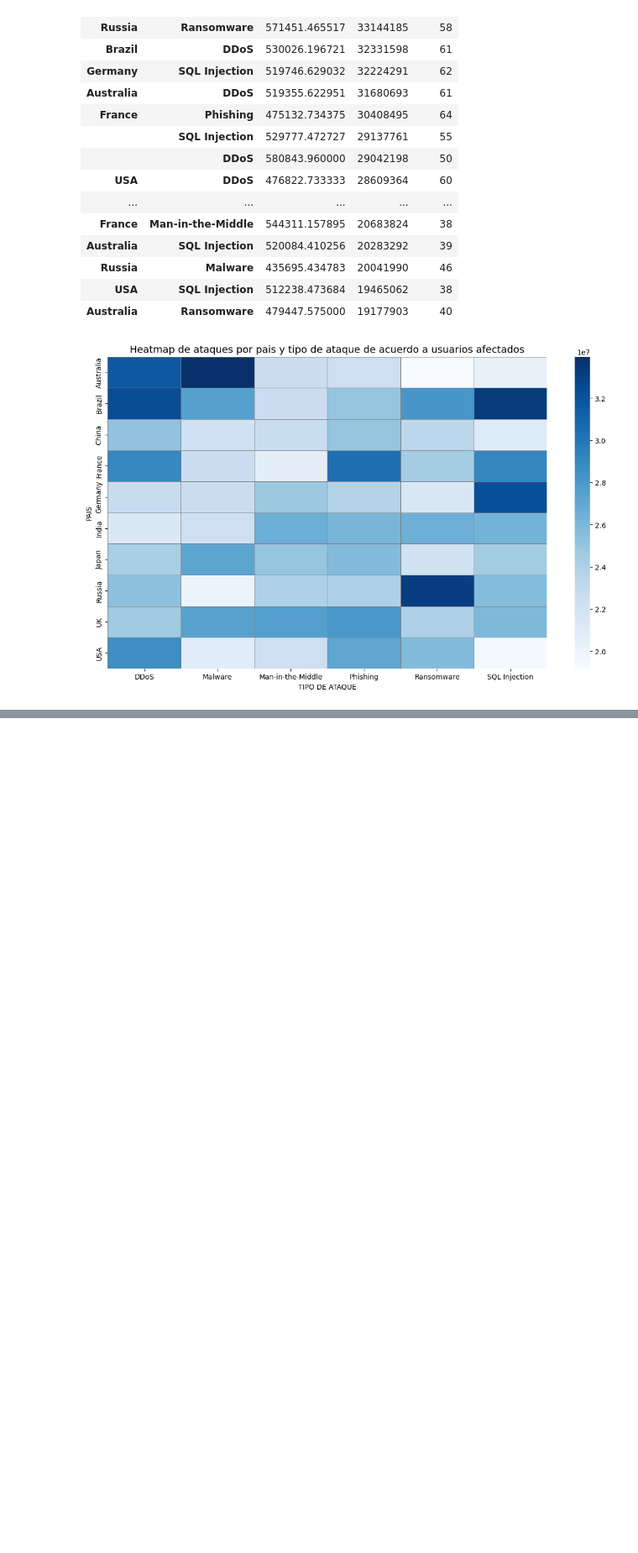
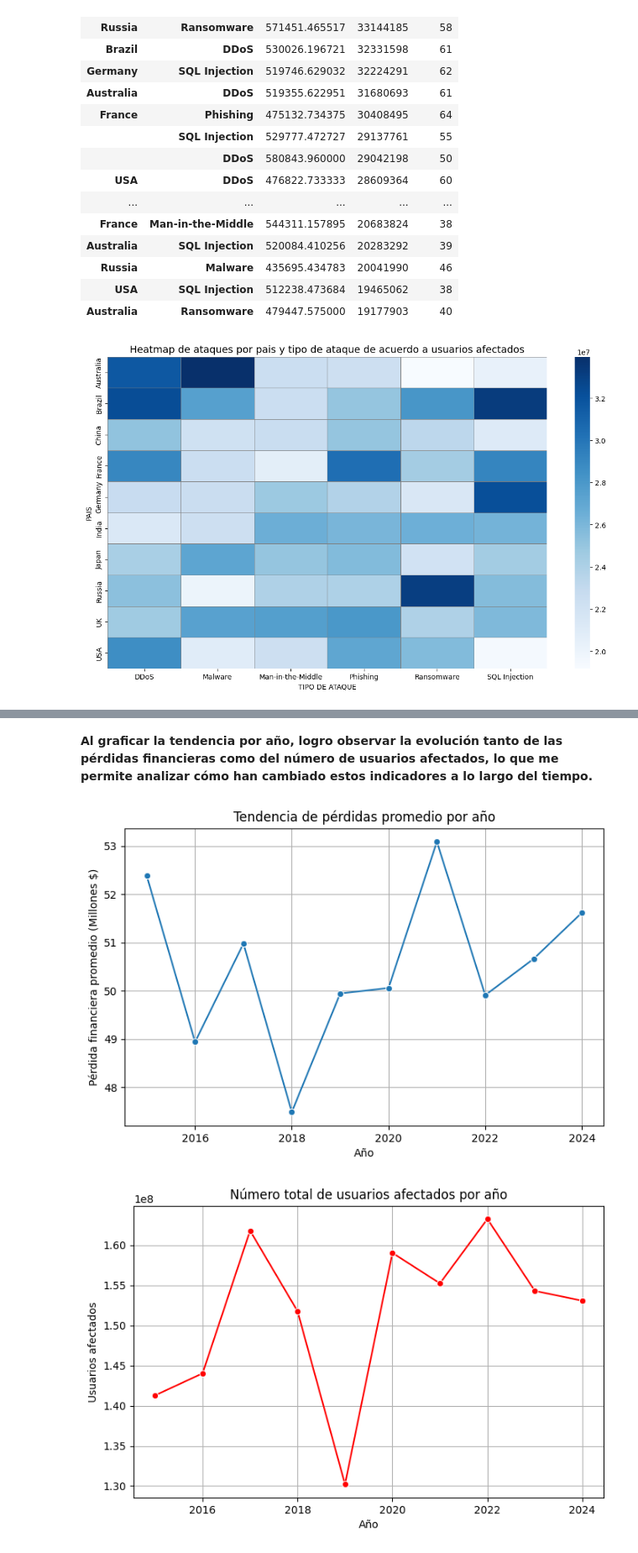
Before and after one commit to Bryan810/Grupo_9_tarea_3, a Jupyter notebook: sample.ipynb, the cells around one changed output, grey strips where cells are left out. Shown at 84% size. Cells and saved outputs as stored; diff of their text form; code cells hidden in the pictures; blank space fills up the shorter version.

```diff
--- a/sample.ipynb
+++ b/sample.ipynb
@@ -171,0 +166,28 @@ True
+# %% [markdown]
+**Al graficar la tendencia por año, logro observar la evolución tanto de las pérdidas financieras como del número de usuarios afectados, lo que me permite analizar cómo han cambiado estos indicadores a lo largo del tiempo.**
+# %%
+if "Year" in df.columns:
+    # Promedio de pérdidas por año
+    yearly_loss = df.groupby("Year")["Financial Loss (in Million $)"].mean()
+
+    plt.figure(figsize=(8,5))
+    sns.lineplot(x=yearly_loss.index, y=yearly_loss.values, marker="o")
+    plt.title("Tendencia de pérdidas promedio por año")
+    plt.xlabel("Año")
+    plt.ylabel("Pérdida financiera promedio (Millones $)")
+    plt.grid(True)
+    plt.show()
+
+    # Número total de usuarios afectados por año
+    yearly_users = df.groupby("Year")["Number of Affected Users"].sum()
+
+    plt.figure(figsize=(8,5))
+    sns.lineplot(x=yearly_users.index, y=yearly_users.values, marker="o", color="red")
+    plt.title("Número total de usuarios afectados por año")
+    plt.xlabel("Año")
+    plt.ylabel("Usuarios afectados")
+    plt.grid(True)
+    plt.show()
+# %% [output]
+[figure, added]
+[figure, added]
```
Also changed, not shown: parts of 9 cells of this notebook.
